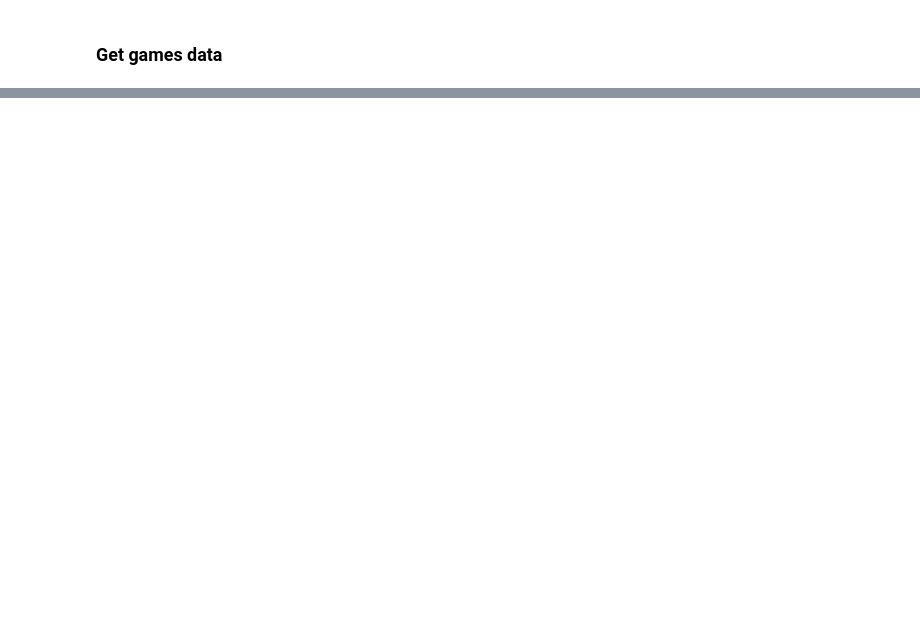
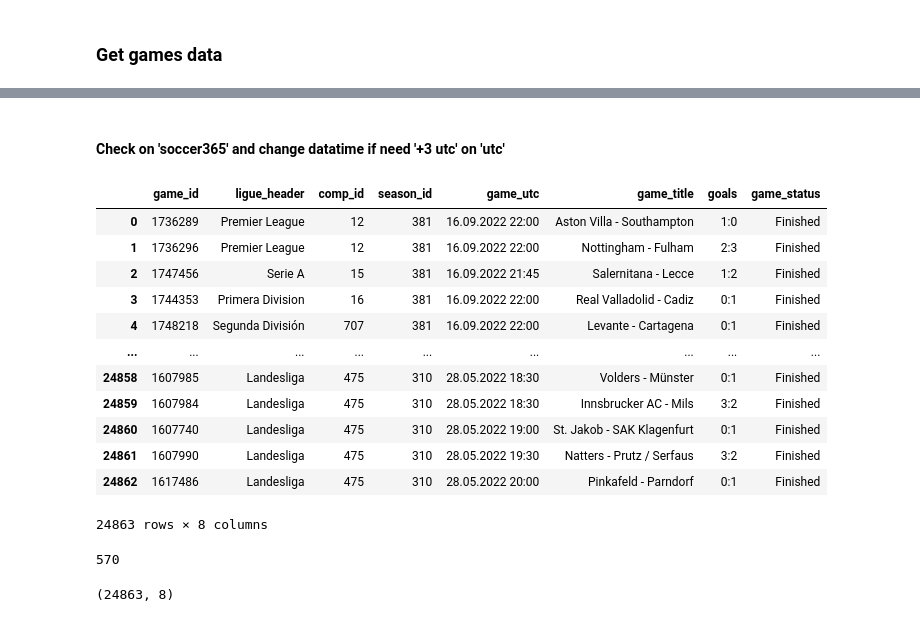
Before and after one commit to CryptoBrahman/football_competitions_research, a Jupyter notebook: games_api_parser.ipynb, the cells around one changed output, grey strips where cells are left out. Saved outputs shown, nothing was run; the diff lists cells and outputs as text; code cells hidden in the pictures; blank space fills up the shorter version.

```diff
--- a/games_api_parser.ipynb
+++ b/games_api_parser.ipynb
@@ -70,2 +56,18 @@ df.shape
+# %% [markdown]
+#### Check on 'soccer365' and change datatime if need '+3 utc' on 'utc'
 # %%
-# df
+df
+# %% [output]
+|  | game_id | ligue_header | comp_id | season_id | game_utc | game_title | goals | game_status |
+| 0 | 1736289 | Premier League | 12 | 381 | 16.09.2022 22:00 | Aston Villa - Southampton | 1:0 | Finished |
+| 1 | 1736296 | Premier League | 12 | 381 | 16.09.2022 22:00 | Nottingham - Fulham | 2:3 | Finished |
+| 2 | 1747456 | Serie A | 15 | 381 | 16.09.2022 21:45 | Salernitana - Lecce | 1:2 | Finished |
+| 3 | 1744353 | Primera Division | 16 | 381 | 16.09.2022 22:00 | Real Valladolid - Cadiz | 0:1 | Finished |
+| 4 | 1748218 | Segunda División | 707 | 381 | 16.09.2022 22:00 | Levante - Cartagena | 0:1 | Finished |
+| ... | ... | ... | ... | ... | ... | ... | ... | ... |
+| 24858 | 1607985 | Landesliga | 475 | 310 | 28.05.2022 18:30 | Volders - Münster | 0:1 | Finished |
+| 24859 | 1607984 | Landesliga | 475 | 310 | 28.05.2022 18:30 | Innsbrucker AC - Mils | 3:2 | Finished |
+| 24860 | 1607740 | Landesliga | 475 | 310 | 28.05.2022 19:00 | St. Jakob - SAK Klagenfurt | 0:1 | Finished |
+| 24861 | 1607990 | Landesliga | 475 | 310 | 28.05.2022 19:30 | Natters - Prutz / Serfaus | 3:2 | Finished |
+| 24862 | 1617486 | Landesliga | 475 | 310 | 28.05.2022 20:00 | Pinkafeld - Parndorf | 0:1 | Finished |
+24863 rows × 8 columns
@@ -71,0 +89,13 @@ df.shape
+# %%
+len(err_time_keys)
+# %% [output]
+570
+# %%
+df_to_transform = pd.DataFrame(games)
+df = ParsingDataPrepare.transform_columns_to_rows(df_to_transform, ['ligue_header', 'comp_id', 'season_id', 'game_utc', 'game_title','goals', 'game_status'])
+
+df.reset_index(inplace=True)
+df.rename(columns={'index':'game_id'}, inplace=True)
+df.shape
+# %% [output]
+(24863, 8)
```
Also changed, not shown: parts of 21 cells of this notebook, 10 other files.
